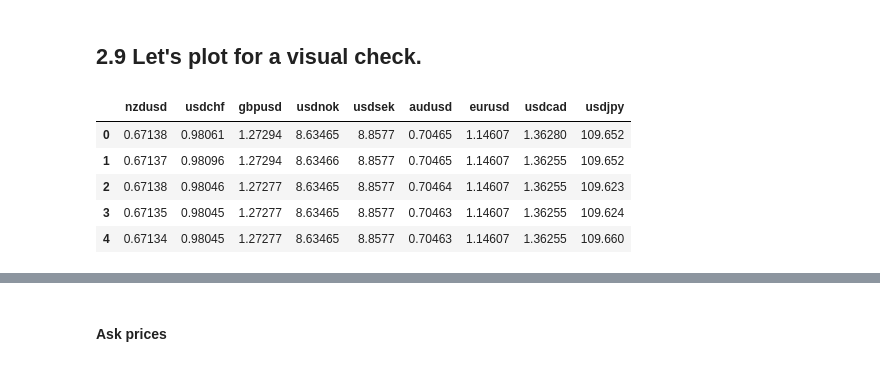
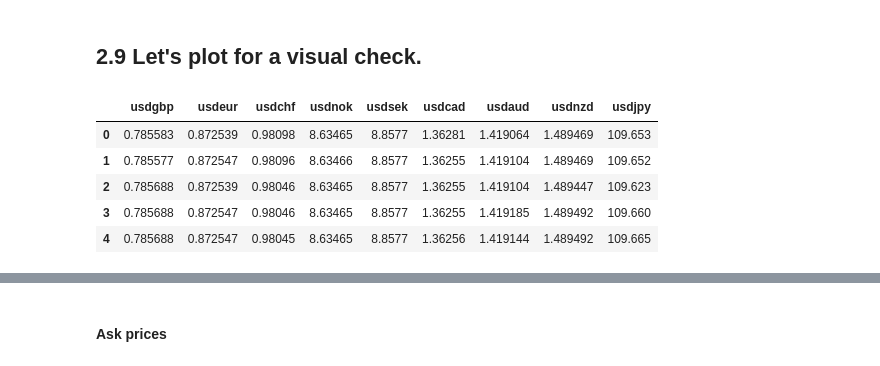
Before and after one commit to my2582/drl_fxtrading, a Jupyter notebook: modeling/drl_fx.ipynb, the cells around one changed output, grey strips where cells are left out. Drawn from its saved outputs; the diff is of its cells as text; code cells hidden in the pictures.

```diff
--- a/modeling/drl_fx.ipynb
+++ b/modeling/drl_fx.ipynb
@@ -293,0 +266,4 @@ See the caveats in the documentation: http://pandas.pydata.org/pandas-docs/stabl
+# %%
+for ccy in ccy_reciprocal_list:
+    X.loc[X.ccy==ccy, 'close'] = np.reciprocal(X[X.ccy==ccy].loc[:,'close'])
+    X.loc[X.ccy==ccy, 'ccy'] = 'usd' + ccy[:3]
@@ -293,0 +279,5 @@ See the caveats in the documentation: http://pandas.pydata.org/pandas-docs/stabl
+# %%
+ccy_list = ['usdgbp', 'usdeur', 'usdchf', 'usdnok', 'usdsek', 'usdcad', 'usdaud', 'usdnzd', 'usdjpy']
+# %%
+close_ret = np.log(X.loc[:,'close']) - np.log(X.loc[:,'close'].shift(-1))
+X.loc[X.loc[:,'ccy'] == X.loc[:,'ccy'].shift(), 'close_ret'] = close_ret
@@ -369,19 +362,16 @@ def plot_multi(data, cols=None, spacing=.1, **kwargs):
     ax.legend(lines, labels, loc=0)
     return ax
 # %%
-bid_dict = dict()
-ask_dict = dict()
+close_dict = dict()
 for ccy in ccy_list:
-    bid_dict[ccy] = X[X.ccy==ccy].bid_price.reset_index(drop=True)
-    ask_dict[ccy] = X[X.ccy==ccy].ask_price.reset_index(drop=True)
-X_bid = pd.DataFrame(bid_dict)
-X_ask = pd.DataFrame(ask_dict)
+    close_dict[ccy] = X[X.ccy==ccy].close.reset_index(drop=True)
+X_close = pd.DataFrame(close_dict)
 # %%
-X_bid.head()
+X_close.head()
 # %% [output]
-|  | nzdusd | usdchf | gbpusd | usdnok | usdsek | audusd | eurusd | usdcad | usdjpy |
-| 0 | 0.67138 | 0.98061 | 1.27294 | 8.63465 | 8.8577 | 0.70465 | 1.14607 | 1.36280 | 109.652 |
-| 1 | 0.67137 | 0.98096 | 1.27294 | 8.63466 | 8.8577 | 0.70465 | 1.14607 | 1.36255 | 109.652 |
-| 2 | 0.67138 | 0.98046 | 1.27277 | 8.63465 | 8.8577 | 0.70464 | 1.14607 | 1.36255 | 109.623 |
-| 3 | 0.67135 | 0.98045 | 1.27277 | 8.63465 | 8.8577 | 0.70463 | 1.14607 | 1.36255 | 109.624 |
-| 4 | 0.67134 | 0.98045 | 1.27277 | 8.63465 | 8.8577 | 0.70463 | 1.14607 | 1.36255 | 109.660 |
+|  | usdgbp | usdeur | usdchf | usdnok | usdsek | usdcad | usdaud | usdnzd | usdjpy |
+| 0 | 0.785583 | 0.872539 | 0.98098 | 8.63465 | 8.8577 | 1.36281 | 1.419064 | 1.489469 | 109.653 |
+| 1 | 0.785577 | 0.872547 | 0.98096 | 8.63466 | 8.8577 | 1.36255 | 1.419104 | 1.489469 | 109.652 |
+| 2 | 0.785688 | 0.872539 | 0.98046 | 8.63465 | 8.8577 | 1.36255 | 1.419104 | 1.489447 | 109.623 |
+| 3 | 0.785688 | 0.872547 | 0.98046 | 8.63465 | 8.8577 | 1.36255 | 1.419185 | 1.489492 | 109.660 |
+| 4 | 0.785688 | 0.872547 | 0.98045 | 8.63465 | 8.8577 | 1.36256 | 1.419144 | 1.489492 | 109.665 |
```
Also changed, not shown: parts of 70 cells of this notebook, 10 other files.
